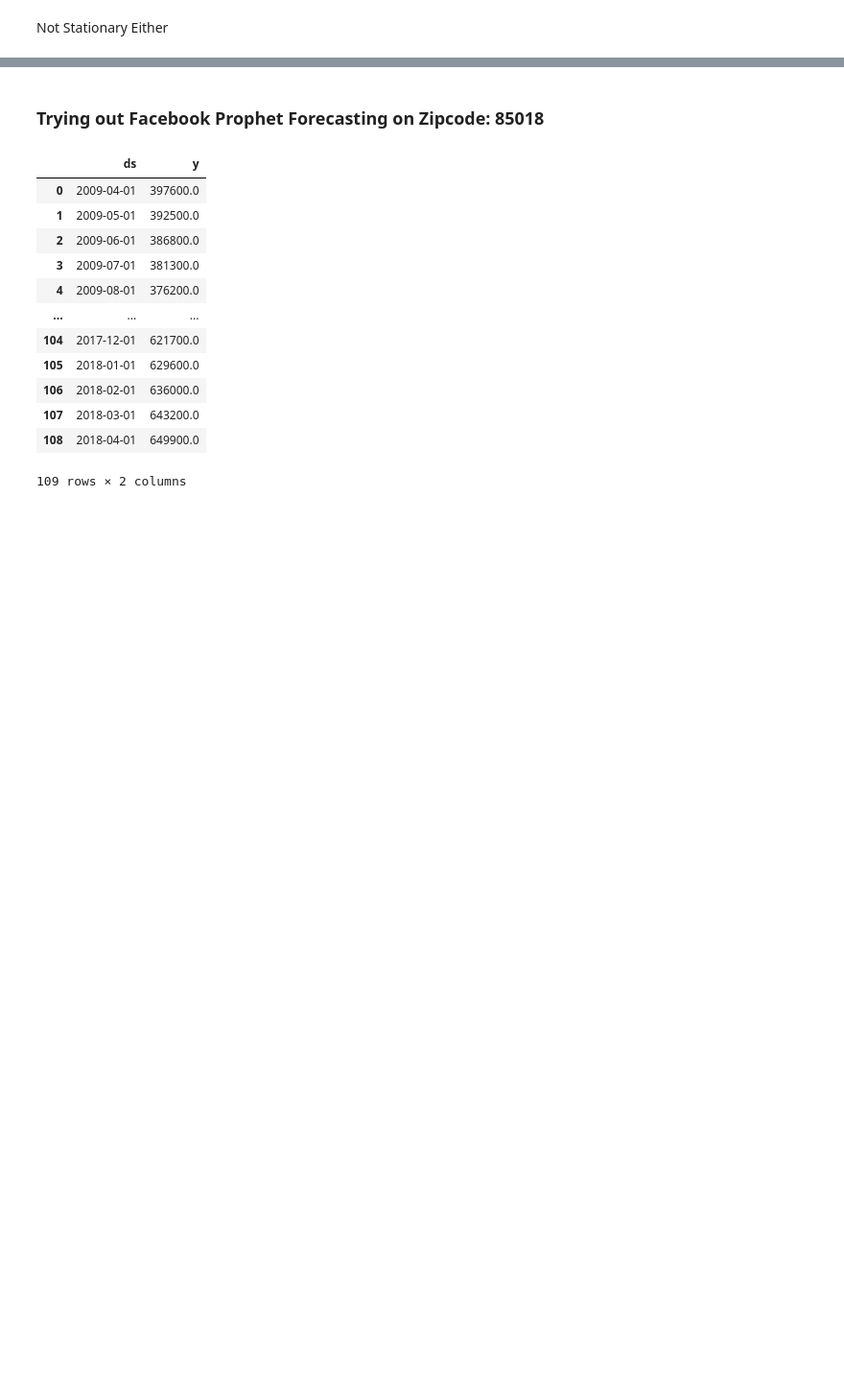
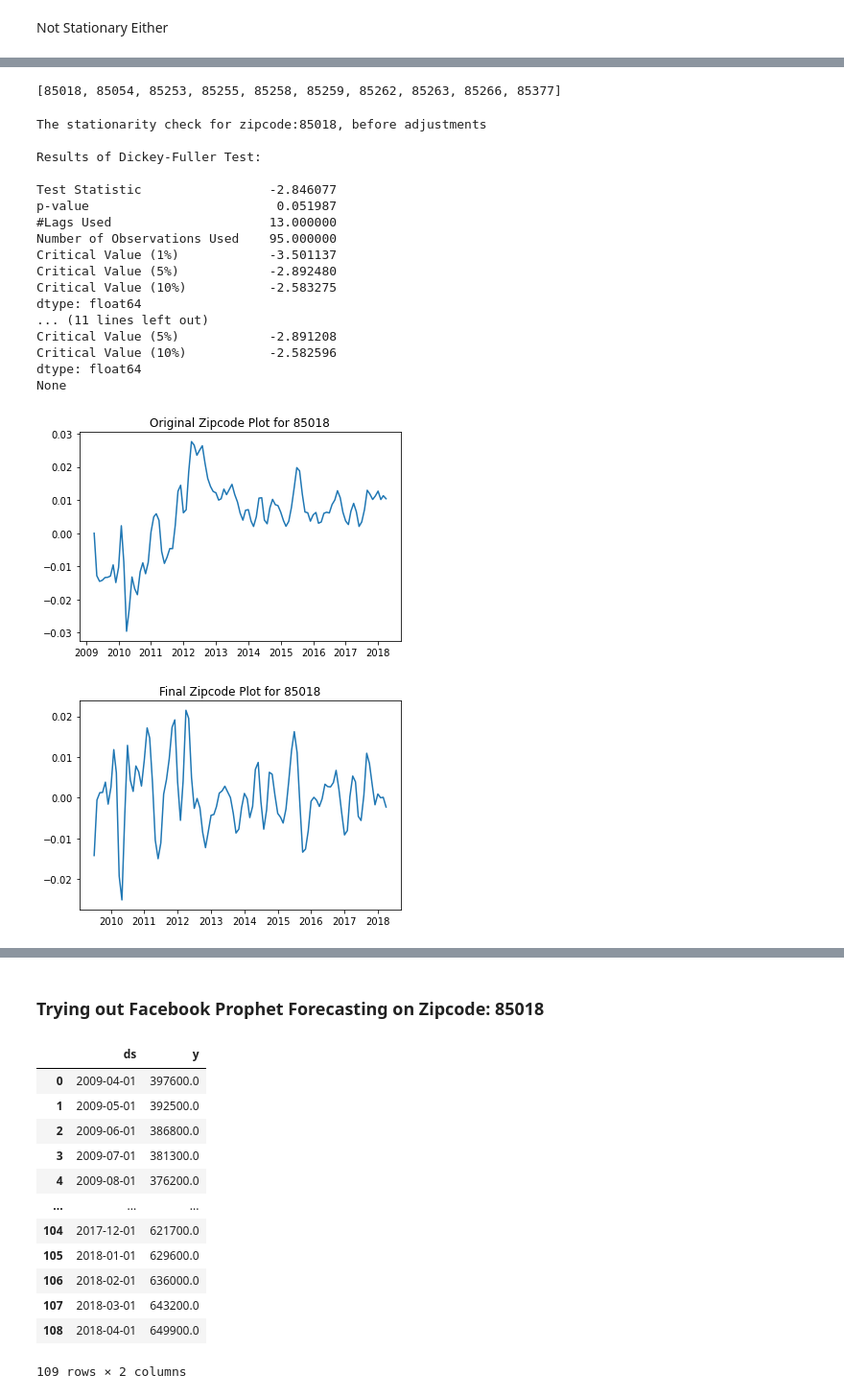
Before and after one commit to MatthewR1021/Zillow_Time_Series, a Jupyter notebook: jerry.ipynb, the cells around one changed output, grey strips where cells are left out. Shown at 96% size. Cells and saved outputs as stored; diff of their text form; code cells hidden in the pictures; blank space fills up the shorter version.

```diff
--- a/jerry.ipynb
+++ b/jerry.ipynb
@@ -308,3 +300,9 @@ Critical Value (10%)           -2.583275
 dtype: float64
 # %% [markdown]
 Not Stationary Either
+# %%
+resampled = resampled.reset_index()
+resampled['log_value'] = resampled['value'].apply(lambda x: np.log(x))
+resampled['log_growth'] = resampled['growth'].apply(lambda x: np.log(x))
+resampled = resampled.set_index(['zipcode','time'])
+resampled
@@ -310,0 +415,53 @@ Not Stationary Either
+# %%
+# for target choose either 'growth' or 'value' whichever you want to see the series for.
+def get_zip(zipcode,target):
+    ts = resampled.loc[zipcode,target]
+
+    print(f'The stationarity check for zipcode:{zipcode}, before adjustments')
+    print()
+    print(stationarity_check(ts))
+    print()
+
+    #Original Plot
+    fig, ax = plt.subplots()
+    ax.plot(ts)
+    ax.set_title(f"Original Zipcode Plot for {zipcode}");
+
+    #diff and dropna
+    ts_diff = ts.diff(3)
+    ts_diff.dropna(inplace=True)
+
+    fig, ax = plt.subplots()
+    ax.plot(ts_diff)
+    ax.set_title(f"Final Zipcode Plot for {zipcode}");
+
+    print(f'The stationarity check for zipcode:{zipcode}, after adjustments:')
+    print()
+    print(stationarity_check(ts_diff))
+# %%
+zipcodes = list(resampled.reset_index().zipcode.unique())
+zipcodes
+# %% [output]
+[85018, 85054, 85253, 85255, 85258, 85259, 85262, 85263, 85266, 85377]
+# %%
+get_zip(85018,'growth')
+# %% [output]
+The stationarity check for zipcode:85018, before adjustments
+
+Results of Dickey-Fuller Test:
+
+Test Statistic                 -2.846077
+p-value                         0.051987
+#Lags Used                     13.000000
+Number of Observations Used    95.000000
+Critical Value (1%)            -3.501137
+Critical Value (5%)            -2.892480
+Critical Value (10%)           -2.583275
+dtype: float64
+... (11 lines left out)
+Critical Value (5%)            -2.891208
+Critical Value (10%)           -2.582596
+dtype: float64
+None
+[figure, added]
+[figure, added]
```
Also changed, not shown: parts of 35 cells of this notebook.
